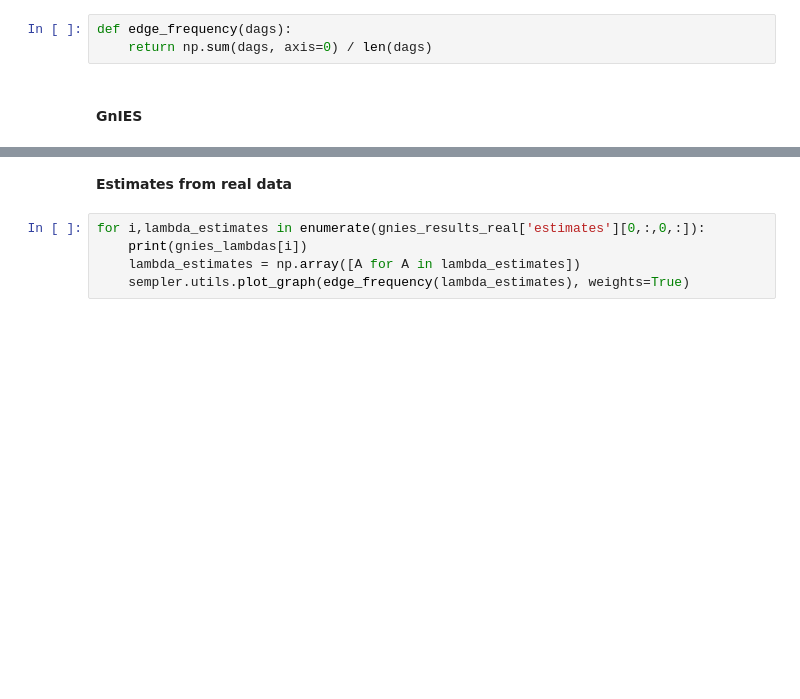
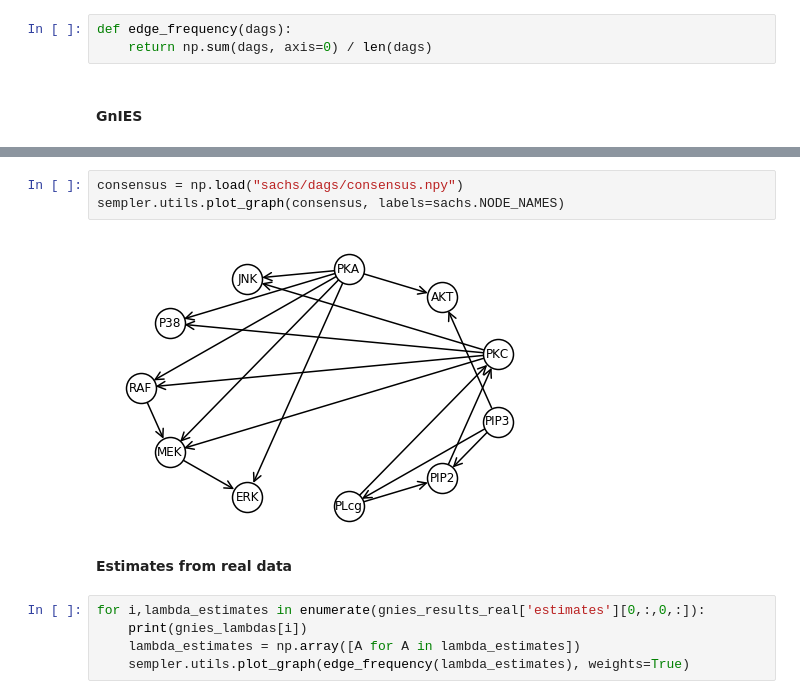
Before and after one commit to juangamella/gnies-paper, a Jupyter notebook: figure_sachs_experiments.ipynb, the cells around one changed output, grey strips where cells are left out. Cells and saved outputs as stored; diff of their text form; blank space fills up the shorter version.

Commit message:
Updated sachs figures, added new jobs to cluster experiments

```diff
--- a/figure_sachs_experiments.ipynb
+++ b/figure_sachs_experiments.ipynb
@@ -375,3 +619,8 @@ def edge_frequency(dags):
+# %%
+consensus = np.load("sachs/dags/consensus.npy")
+sempler.utils.plot_graph(consensus, labels=sachs.NODE_NAMES)
+# %% [output]
+[figure, added]
 # %% [markdown]
 **Estimates from real data**
 # %%
```
Also changed, not shown: parts of 17 cells of this notebook, 1 other file.
